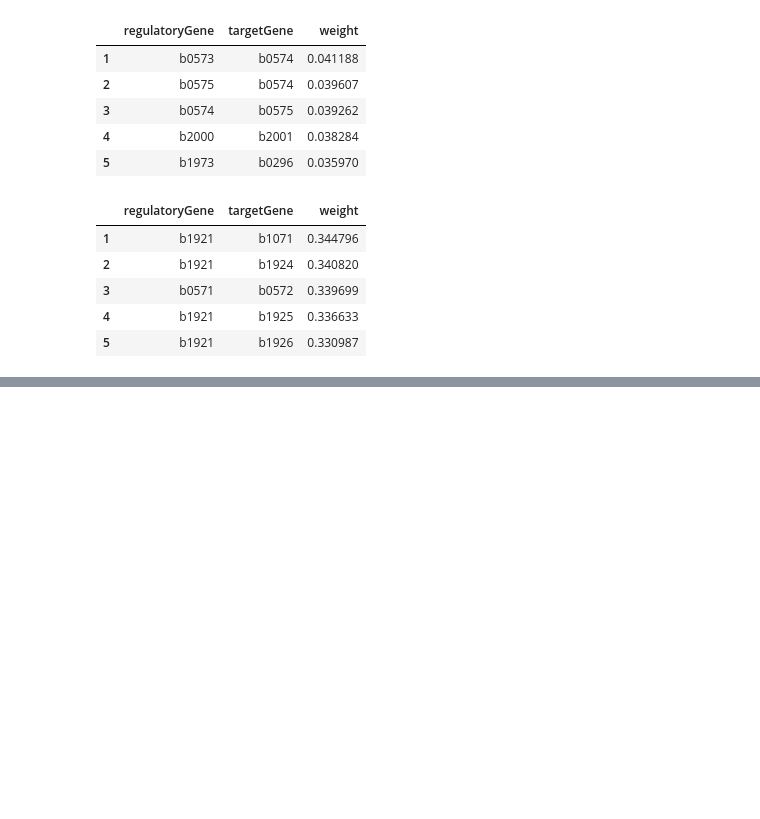
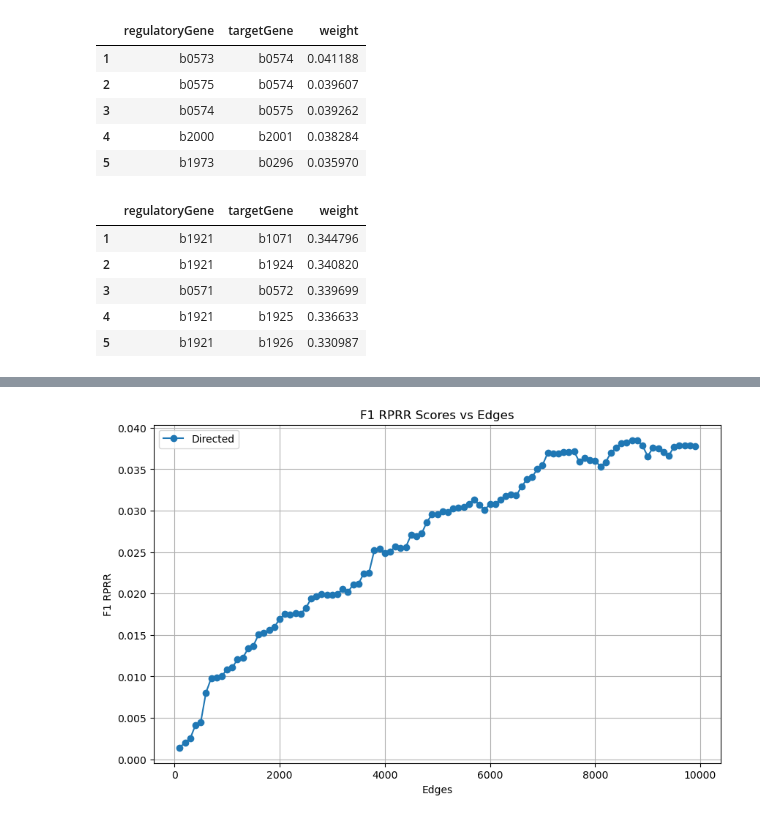
Before and after one commit to zjohnson001/EcoliTRN-ModuleEval, a Jupyter notebook: notebooks/optimal_edges_network.ipynb, the cells around one changed output, grey strips where cells are left out. Cells and saved outputs as stored; diff of their text form; code cells hidden in the pictures; blank space fills up the shorter version.

```diff
--- a/notebooks/optimal_edges_network.ipynb
+++ b/notebooks/optimal_edges_network.ipynb
@@ -125,0 +212,13 @@ undirected_scores = pd.DataFrame(undirected_list, columns=['edges', 'precision',
+# %%
+plt.figure(figsize=(10, 6))
+
+# Plot for directed scores
+plt.plot(undirected_scores_edges['edges'], undirected_scores_edges['f1rprr'], marker='o', linestyle='-', label='Directed')
+plt.xlabel('Edges')
+plt.ylabel('F1 RPRR')
+plt.title('F1 RPRR Scores vs Edges')
+plt.legend()
+plt.grid(True)
+plt.show()
+# %% [output]
+[figure, added]
```
Also changed, not shown: parts of 43 cells of this notebook.
